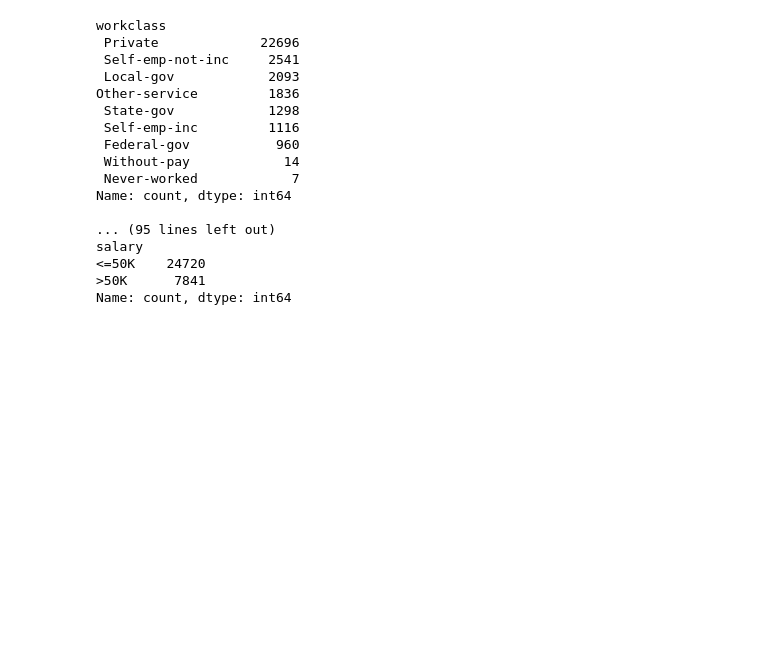
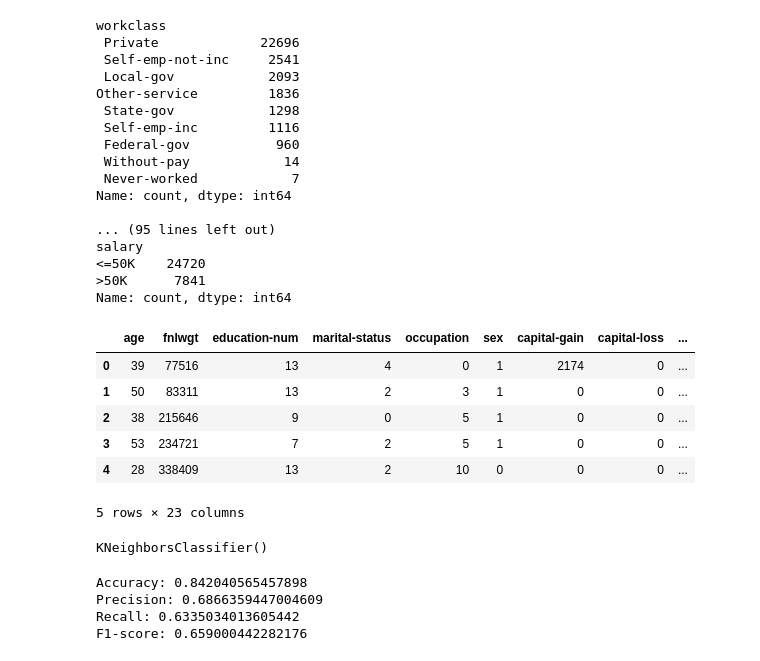
Before and after one commit to Unknown-reader/MK_multimedia, a Jupyter notebook: lab 1-5.ipynb, the cells around one changed output. Cells and saved outputs as stored; diff of their text form; code cells hidden in the pictures; blank space fills up the shorter version.

```diff
--- a/lab 1-5.ipynb
+++ b/lab 1-5.ipynb
@@ -135,3 +141,45 @@ salary
 <=50K    24720
 >50K      7841
 Name: count, dtype: int64
+# %%
+encoder = LabelEncoder()
+
+def preprocess(df):
+    # Remove duplicates
+    df = df.drop_duplicates()
+
+    # Label encoding for categorical features
+    df['salary'] = encoder.fit_transform(df['salary'])
+    df['sex'] = encoder.fit_transform(df['sex'])
+    df['native-country'] = encoder.fit_transform(df['native-country'])
+    df['marital-status'] = encoder.fit_transform(df['marital-status'])
+
+    # Cleaning and transforming workclass
+    df['workclass'] = df['workclass'].str.strip()
+    allowed_workclass = ['Private', 'Self-emp-not-inc', 'Local-gov']
+    df['workclass'] = df['workclass'].apply(lambda val: val if val in allowed_workclass else 'other')
+
+    # One-hot encoding for workclass, race, and relationship
+    df = pd.get_dummies(df, columns=['workclass'], drop_first=True, dtype=int)
+    df = pd.get_dummies(df, columns=['race'], drop_first=True, dtype=int)
+    df = pd.get_dummies(df, columns=['relationship'], drop_first=True, dtype=int)
+
+    # Cleaning and encoding occupation
+    df['occupation'] = df['occupation'].str.strip()
+    mode_value = df['occupation'].mode()[0]
+    df['occupation'] = df['occupation'].replace('?', mode_value)
+    df['occupation'] = encoder.fit_transform(df['occupation'])
+
+    return df
+
+salary_df = preprocess(salary_df)
+
+salary_df.head()
+# %% [output]
+|  | age | fnlwgt | education-num | marital-status | occupation | sex | capital-gain | capital-loss | ... |
+| 0 | 39 | 77516 | 13 | 4 | 0 | 1 | 2174 | 0 | ... |
+| 1 | 50 | 83311 | 13 | 2 | 3 | 1 | 0 | 0 | ... |
+| 2 | 38 | 215646 | 9 | 0 | 5 | 1 | 0 | 0 | ... |
+| 3 | 53 | 234721 | 7 | 2 | 5 | 1 | 0 | 0 | ... |
+| 4 | 28 | 338409 | 13 | 2 | 10 | 0 | 0 | 0 | ... |
+5 rows × 23 columns
@@ -137,0 +199,16 @@ Name: count, dtype: int64
+# %%
+knn_class = KNeighborsClassifier(n_neighbors=5)
+knn_class.fit(X_train, y_train)
+# %% [output]
+KNeighborsClassifier()
+# %%
+y_get = knn_class.predict(X_test)
+print(f"Accuracy: {accuracy_score(y_test, y_get)}")
+print(f"Precision: {precision_score(y_test, y_get)}")
+print(f"Recall: {recall_score(y_test, y_get)}")
+print(f"F1-score: {f1_score(y_test, y_get)}")
+# %% [output]
+Accuracy: 0.842040565457898
+Precision: 0.6866359447004609
+Recall: 0.6335034013605442
+F1-score: 0.659000442282176
```
Also changed, not shown: parts of 9 cells of this notebook, 1 other file.
